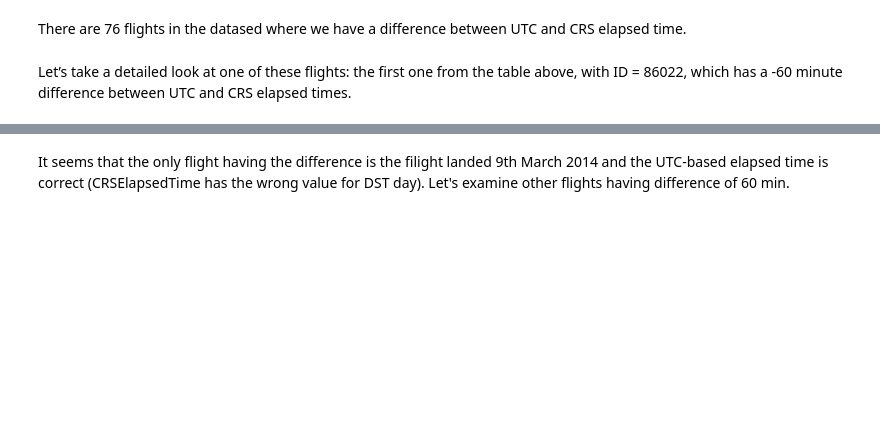
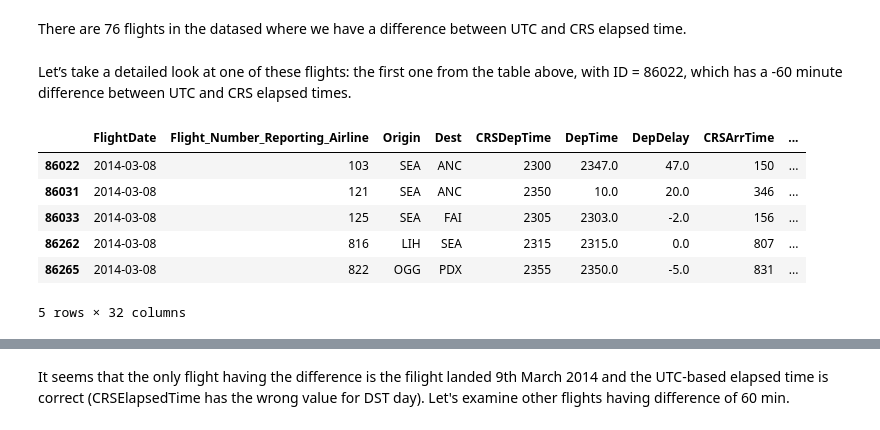
Before and after one commit to kholodov-a/Springboard_repo, a Jupyter notebook: CS2-flights-delay-REPO/notebooks/Data Wrangling.ipynb, the cells around one changed output, grey strips where cells are left out. Saved outputs shown, nothing was run; the diff lists cells and outputs as text; code cells hidden in the pictures; blank space fills up the shorter version.

```diff
--- a/CS2-flights-delay-REPO/notebooks/Data Wrangling.ipynb
+++ b/CS2-flights-delay-REPO/notebooks/Data Wrangling.ipynb
@@ -1355,6 +1353,16 @@ flights['diff_CRS'].value_counts()
 There are 76 flights in the datased where we have a difference between UTC and CRS elapsed time.
 # %% [markdown]
 Let’s take a detailed look at one of these flights: the first one from the table above, with ID = 86022, which has a -60 minute difference between UTC and CRS elapsed times.
+# %%
+flights[flights['diff_CRS'] != 0].head()
+# %% [output]
+|  | FlightDate | Flight_Number_Reporting_Airline | Origin | Dest | CRSDepTime | DepTime | DepDelay | CRSArrTime | ... |
+| 86022 | 2014-03-08 | 103 | SEA | ANC | 2300 | 2347.0 | 47.0 | 150 | ... |
+| 86031 | 2014-03-08 | 121 | SEA | ANC | 2350 | 10.0 | 20.0 | 346 | ... |
+| 86033 | 2014-03-08 | 125 | SEA | FAI | 2305 | 2303.0 | -2.0 | 156 | ... |
+| 86262 | 2014-03-08 | 816 | LIH | SEA | 2315 | 2315.0 | 0.0 | 807 | ... |
+| 86265 | 2014-03-08 | 822 | OGG | PDX | 2355 | 2350.0 | -5.0 | 831 | ... |
+5 rows × 32 columns
 # %%
 # Let's take a look on the first flight with diffeence
 flights.iloc[86022]
```
Also changed, not shown: parts of 49 cells of this notebook.
